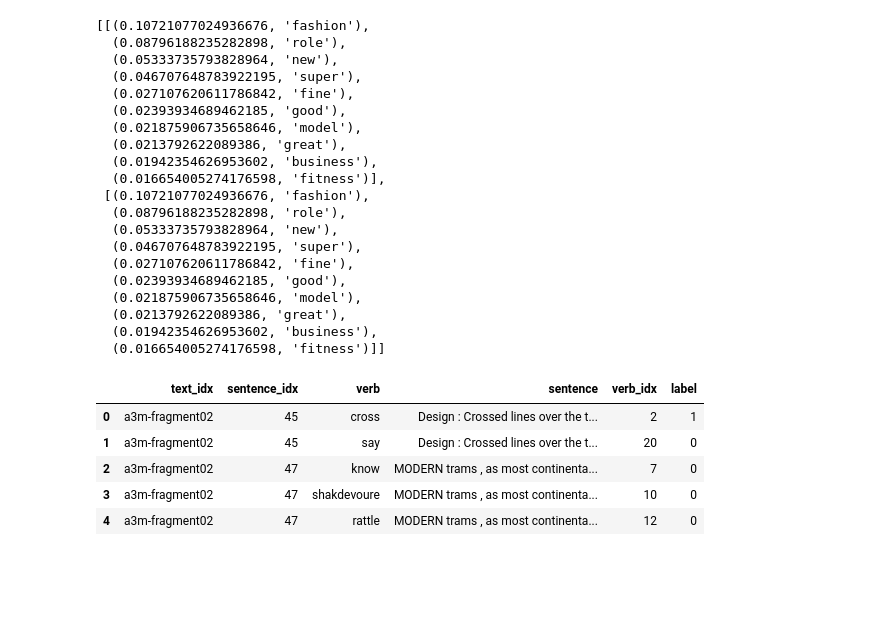
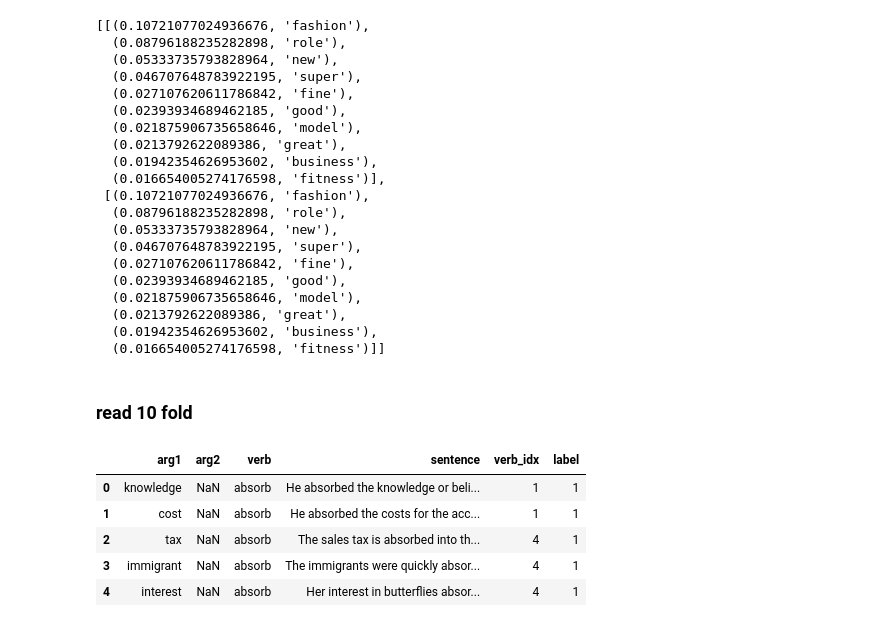
Before and after one commit to Andrew-wong-ty/MD, a Jupyter notebook: data_preprocess.ipynb, the cells around one changed output. Saved outputs shown, nothing was run; the diff lists cells and outputs as text; code cells hidden in the pictures; blank space fills up the shorter version.

```diff
--- a/data_preprocess.ipynb
+++ b/data_preprocess.ipynb
@@ -79,18 +275,18 @@ get_mask_sentence(unmasker,["Hello I'm a [MASK] model.","Hello I'm a [MASK] mode
   (0.0213792622089386, 'great'),
   (0.01942354626953602, 'business'),
   (0.016654005274176598, 'fitness')]]
+# %% [markdown]
+### read 10 fold
 # %%
-mode = "test"
-df = pd.read_csv("/home/tywang/MD/data/VUA/VUA_formatted_{}.csv".format(mode), encoding = "ISO-8859-1",low_memory=False)
+df = pd.read_csv("/home/tywang/MD/data/MOH-X/MOH-X_formatted_svo_cleaned.csv", encoding = "ISO-8859-1",low_memory=False)
+df.head()
+# %% [output]
+|  | arg1 | arg2 | verb | sentence | verb_idx | label |
+| 0 | knowledge | NaN | absorb | He absorbed the knowledge or beli... | 1 | 1 |
+| 1 | cost | NaN | absorb | He absorbed the costs for the acc... | 1 | 1 |
+| 2 | tax | NaN | absorb | The sales tax is absorbed into th... | 4 | 1 |
+| 3 | immigrant | NaN | absorb | The immigrants were quickly absor... | 4 | 1 |
+| 4 | interest | NaN | absorb | Her interest in butterflies absor... | 4 | 1 |
-# %%
-df.head()
-# %% [output]
-|  | text_idx | sentence_idx | verb | sentence | verb_idx | label |
-| 0 | a3m-fragment02 | 45 | cross | Design : Crossed lines over the t... | 2 | 1 |
-| 1 | a3m-fragment02 | 45 | say | Design : Crossed lines over the t... | 20 | 0 |
-| 2 | a3m-fragment02 | 47 | know | MODERN trams , as most continenta... | 7 | 0 |
-| 3 | a3m-fragment02 | 47 | shakdevoure | MODERN trams , as most continenta... | 10 | 0 |
-| 4 | a3m-fragment02 | 47 | rattle | MODERN trams , as most continenta... | 12 | 0 |
 # %%
 sentence = df['sentence'].values
 verb_idx = df['verb_idx'].values
```
Also changed, not shown: parts of 34 cells of this notebook, 56 other files.
